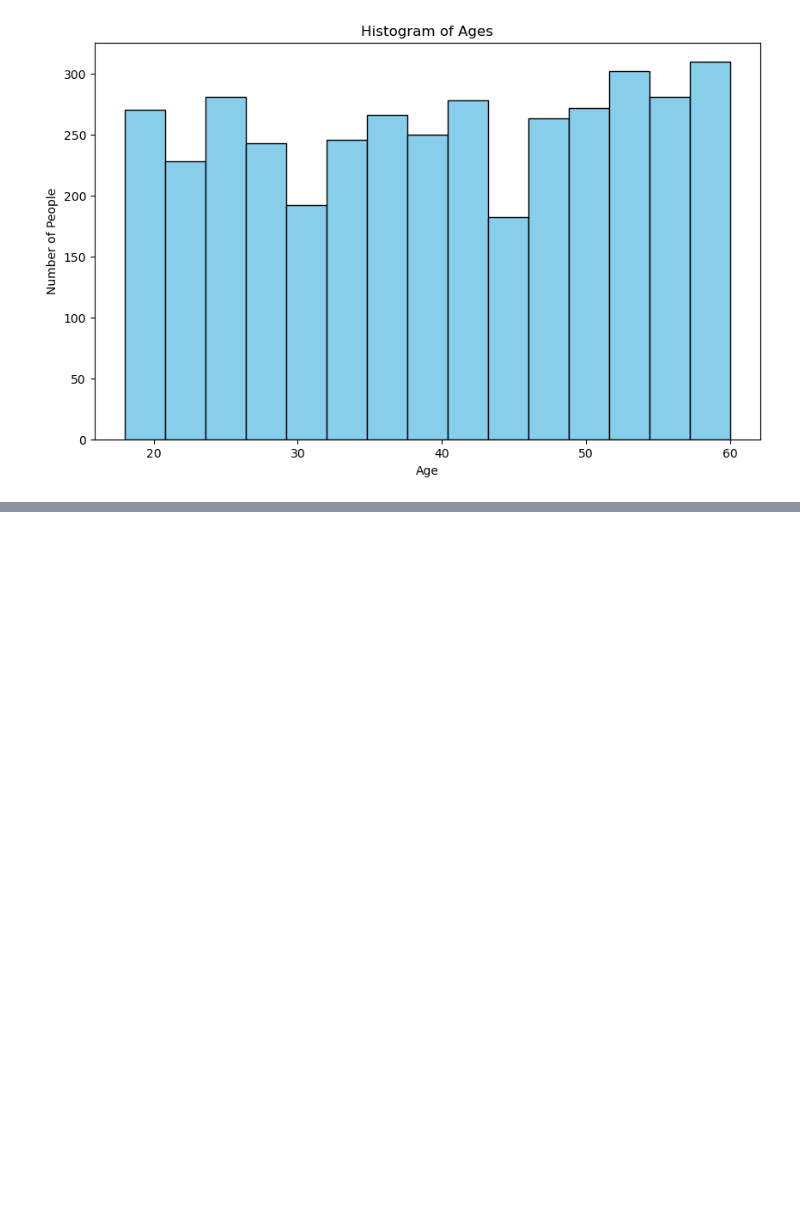
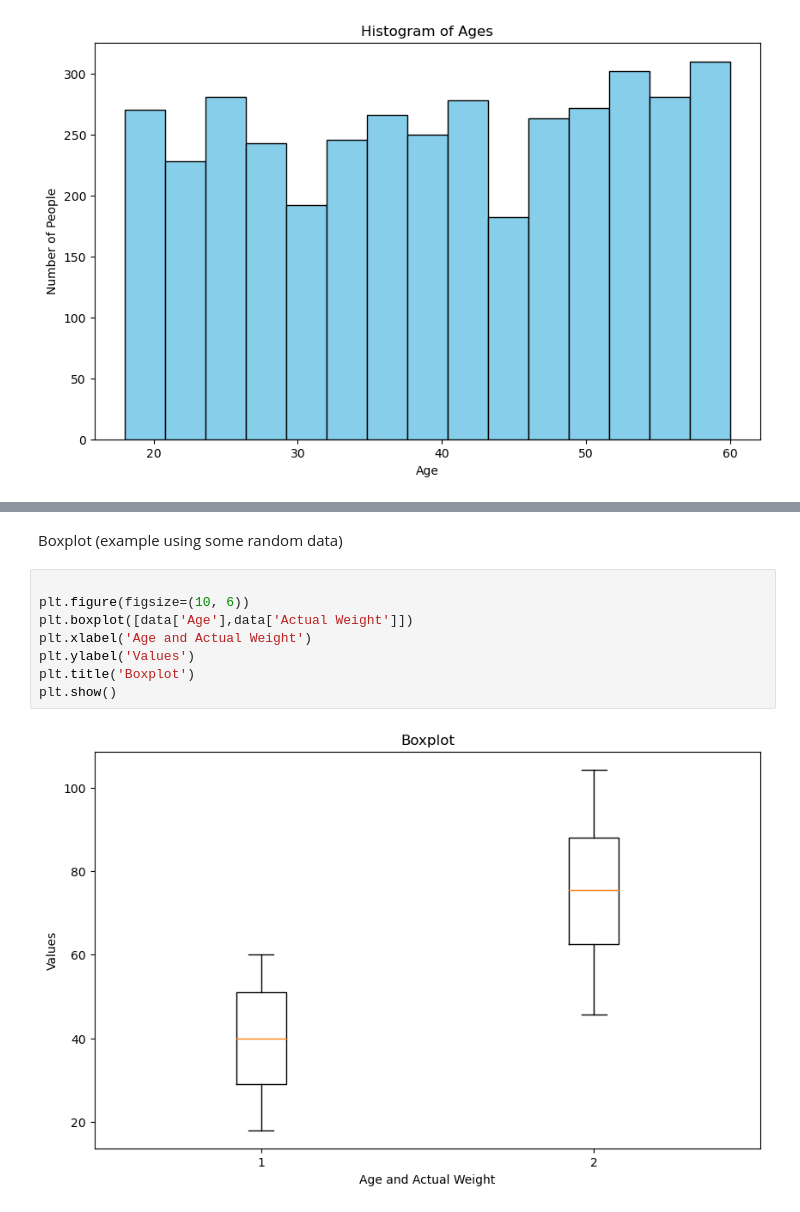
Before and after one commit to uselessOrange/PMLDS, a Jupyter notebook: Lab3/Lab3.ipynb, the cells around one changed output, grey strips where cells are left out. Drawn from its saved outputs; the diff is of its cells as text; blank space fills up the shorter version.

```diff
--- a/Lab3/Lab3.ipynb
+++ b/Lab3/Lab3.ipynb
@@ -46,0 +97,12 @@ plt.show()
+# %% [markdown]
+Boxplot (example using some random data)
+# %%
+
+plt.figure(figsize=(10, 6))
+plt.boxplot([data['Age'],data['Actual Weight']])
+plt.xlabel('Age and Actual Weight')
+plt.ylabel('Values')
+plt.title('Boxplot')
+plt.show()
+# %% [output]
+[figure, added]
```
Also changed, not shown: parts of 10 cells of this notebook, 1 other file.
